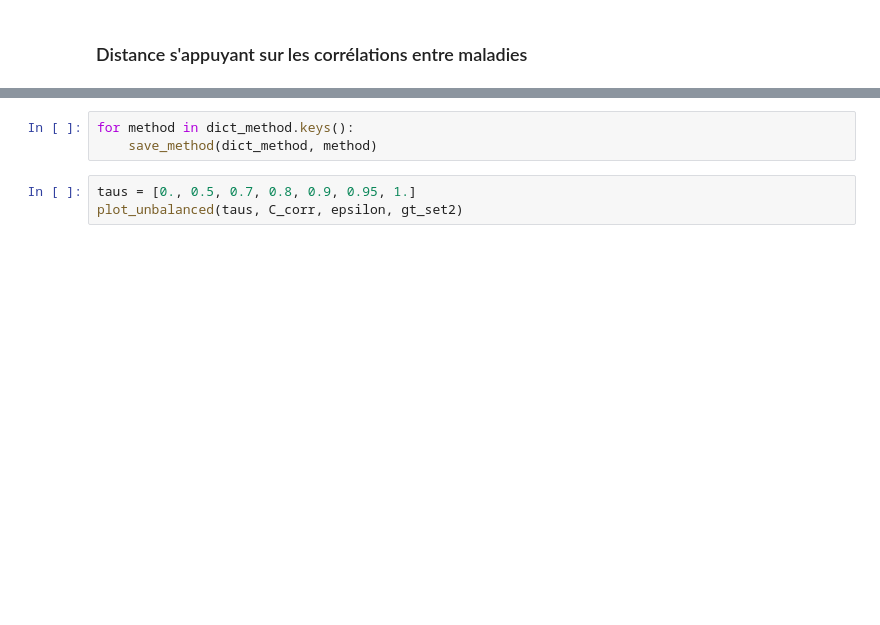
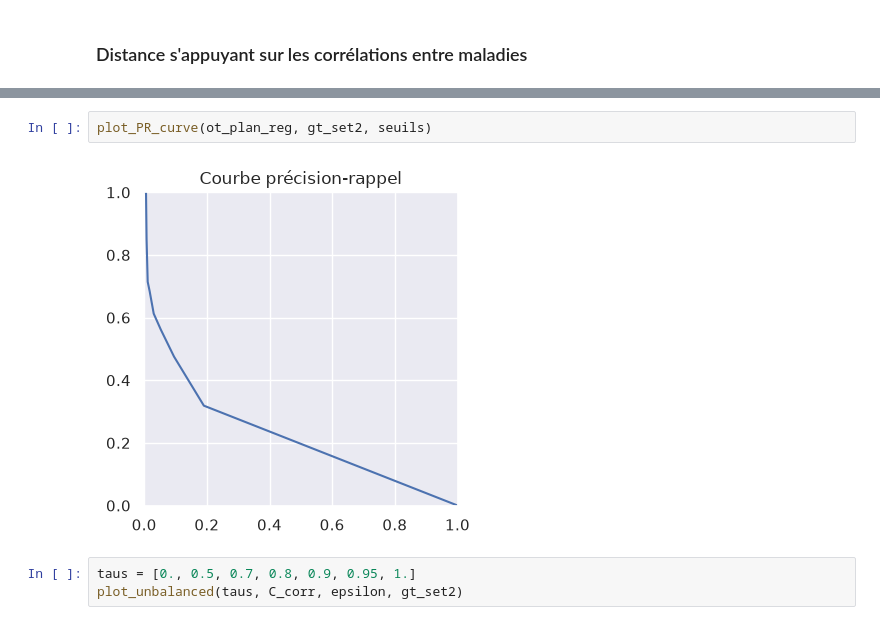
Before and after one commit to averniere/OT_simulation_maladies, a Jupyter notebook: Embeddings/test.ipynb, the cells around one changed output, grey strips where cells are left out. Saved outputs shown, nothing was run; the diff lists cells and outputs as text; blank space fills up the shorter version.

```diff
--- a/Embeddings/test.ipynb
+++ b/Embeddings/test.ipynb
@@ -659,8 +667,9 @@ Top-5 accuracy : 0.720 (1610/2237)
  Rang moyen des maladies Orpha : 18.57
  Rang moyen des maladies Omim : 34.62
 # %%
-for method in dict_method.keys():
-    save_method(dict_method, method)
+plot_PR_curve(ot_plan_reg, gt_set2, seuils)
+# %% [output]
+[figure, added]
 # %%
 taus = [0., 0.5, 0.7, 0.8, 0.9, 0.95, 1.]
 plot_unbalanced(taus, C_corr, epsilon, gt_set2)
```
Also changed, not shown: parts of 12 cells of this notebook, 2 other files.
